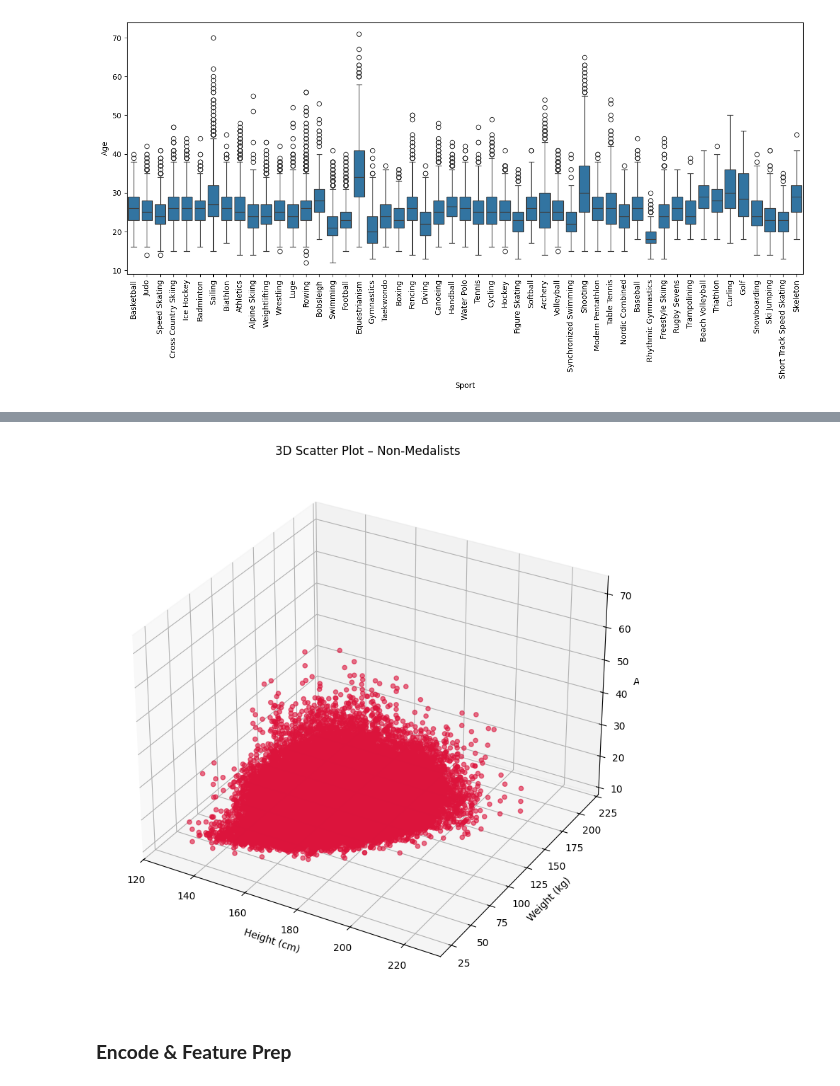
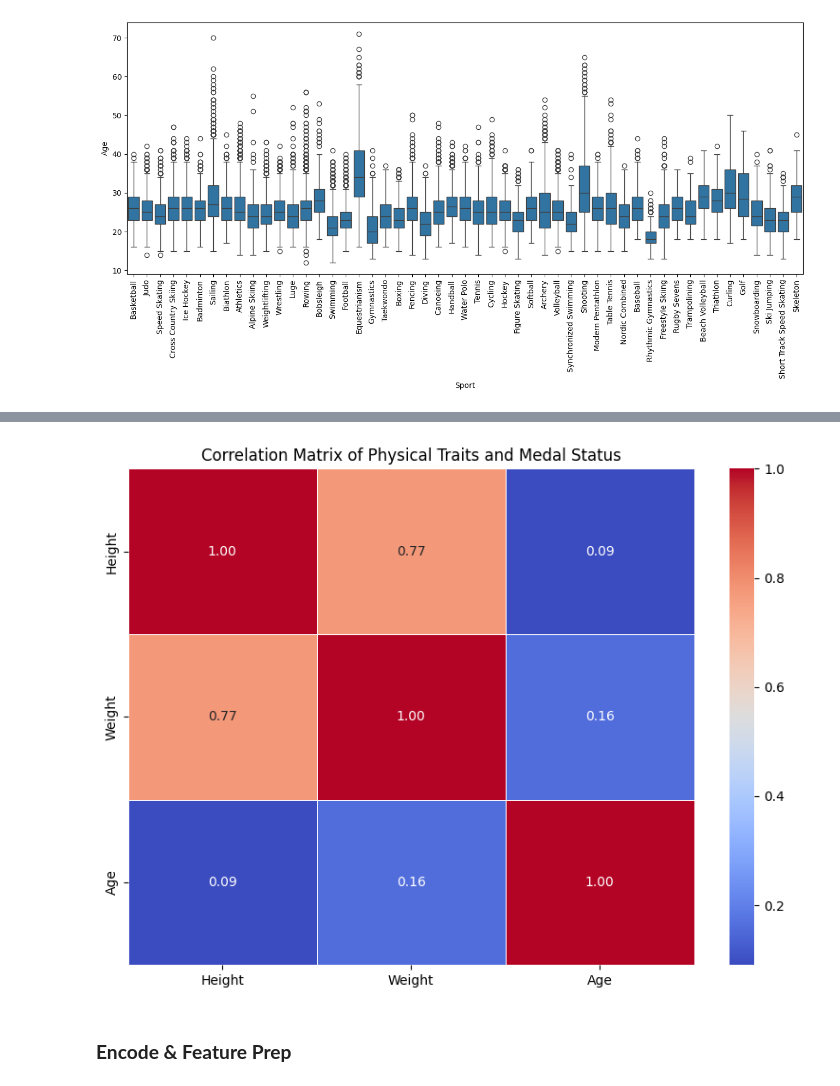
Before and after one commit to SophiaKim100/NDSRP, a Jupyter notebook: Olympic_Events.ipynb, the cells around one changed output, grey strips where cells are left out. Drawn from its saved outputs; the diff is of its cells as text; code cells hidden in the pictures.

```diff
--- a/Olympic_Events.ipynb
+++ b/Olympic_Events.ipynb
@@ -160,16 +161,17 @@ plt.show()
-# %%
-fig = plt.figure(figsize=(10, 8))
-ax = fig.add_subplot(111, projection='3d')
-
-ax.scatter(non_medalists_df['Height'], non_medalists_df['Weight'], non_medalists_df['Age'], c='crimson', alpha=0.6)
-ax.set_xlabel('Height (cm)')
-ax.set_ylabel('Weight (kg)')
-ax.set_zlabel('Age')
-plt.title("3D Scatter Plot – Non-Medalists")
-plt.tight_layout()
-plt.show()
-# %% [output]
-[figure, removed]
+# %%
+# Select numeric columns for correlation
+all_traits2 = all_non_medalists_df[['Height', 'Weight', 'Age']]
+
+# Compute correlation matrix
+corr_matrix = all_traits2.corr()
+
+# Plot the heatmap
+plt.figure(figsize=(8, 6))
+sns.heatmap(corr_matrix, annot=True, cmap='coolwarm', fmt=".2f", linewidths=0.5)
+plt.title("Correlation Matrix of Physical Traits and Medal Status")
+plt.tight_layout()
+# %% [output]
+[figure, added]
 # %% [markdown]
 ### **Encode & Feature Prep**
 # %%
```
Also changed, not shown: parts of 21 cells of this notebook.
